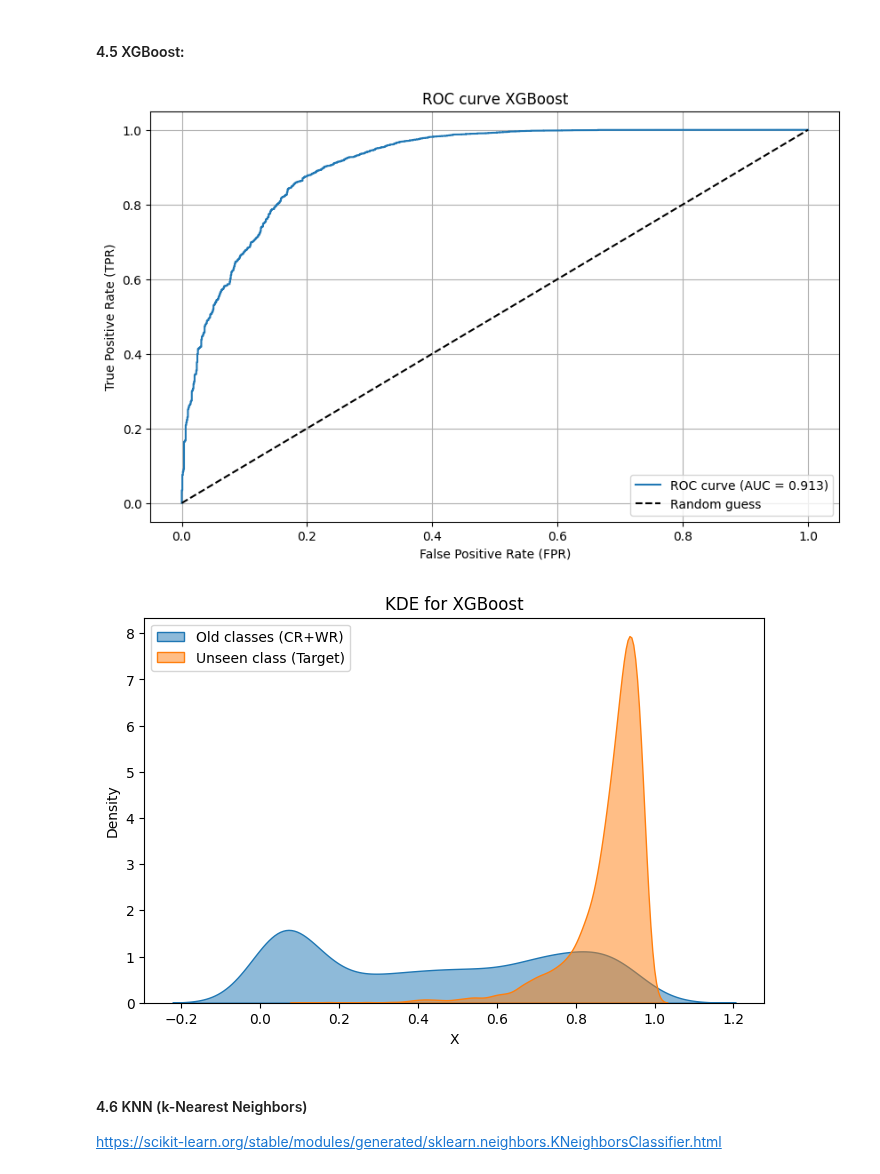
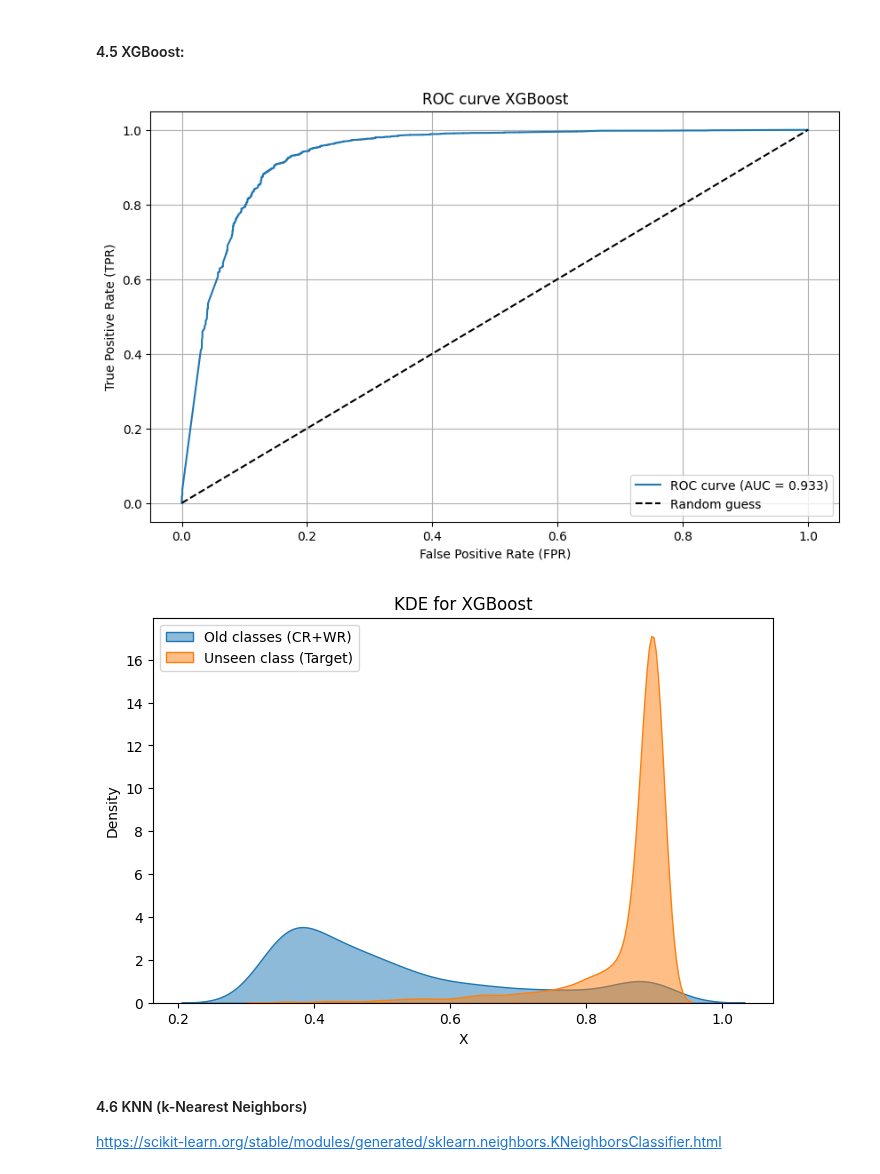
Before and after one commit to MinIN-git/ErrorCorrector, a Jupyter notebook: many_separability_methods.ipynb, the cells around one changed output. Cells and saved outputs as stored; diff of their text form; code cells hidden in the pictures.

```diff
--- a/many_separability_methods.ipynb
+++ b/many_separability_methods.ipynb
@@ -2,11 +2,8 @@
 import os
 import numpy as np
 import torch
-import csv
 import time
 import mlflow
-import mlflow.pytorch
-import cv2
 
 from torch.utils.data import DataLoader, random_split
 from torchvision import transforms
@@ -17,7 +14,7 @@ from src.resnet import ResNet18
 from src.pca import PCATransformer
 from src.draw_figures import *
 from src.dataloader import CIFARCustom
-from src.umap import UMAPTransformer
+# from src.umap import UMAPTransformer
 
 
 
@@ -26,7 +23,7 @@ device = torch.device("cuda" if torch.cuda.is_available() else "cpu")
 mlflow.set_experiment("Separability_methods")
 
 seed = 42
-target = 2
+target = 1
 epoch = 15
 
 %matplotlib inline
@@ -400,7 +394,7 @@ from sklearn.ensemble import RandomForestClassifier
 # with timer("ROC/AUC for rf"):
 rf_on_pca = RandomForestClassifier(
     n_estimators=50,
-    max_depth=10,
+    max_depth=5,
     # min_samples_split=10,
     # min_samples_leaf=5,
     # max_features='sqrt',
@@ -445,51 +439,51 @@ from xgboost import XGBClassifier
 
 # with timer("ROC\AUC for xgb"):
 xgb_on_pca = XGBClassifier(
-    n_estimators=100,          # More trees to compensate for lower learning_rate
+    n_estimators=20,          # More trees to compensate for lower learning_rate
     max_depth=4,               # Reduced from 6 - shallower trees prevent overfitting
     learning_rate=0.05,
     # subsample=0.7,
     # colsample_bytree=0.7,
     # min_child_weight=5,
     # gamma=0.1,
     # reg_alpha=0.5,
     # reg_lambda=2.0,
     random_state=seed,
     n_jobs=-1,
-    eval_metric='logloss'
+    # eval_metric='logloss'
 )
 xgb_on_pca.fit(X_pca, y_pca)
 
 
 scores = xgb_on_pca.predict_proba(X_pca)[:, 1].ravel()
 
 xgb_pca_auc, roc_auc_path = plot_roc_auc(
     scores,
     y_pca,
     title="ROC curve XGBoost",
     path=f"output/{target}/xgbClassifier/ROC_AUC.png"
 )
 
 X_pca_xgb = xgb_on_pca.predict_proba(X_pca)[:, 1].reshape(-1, 1)
 kde_path = plot_kde(
     X_pca_xgb,
     y_pca,
     title="KDE for XGBoost",
     path=f"output/{target}/xgbClassifier/kde.png"
 )
 
-mlflow.log_artifact(roc_auc_path, "xgbClassifier")
-mlflow.log_artifact(kde_path, "xgbClassifier")
-mlflow.log_metric("xgbClassifier_auc_score", xgb_pca_auc)
-mlflow.log_params({
-    "xgbClassifier_n": xgb_on_pca.n_estimators,
-    "xgbClassifier_max_depth": xgb_on_pca.max_depth,
-    "xgbClassifier_lr": xgb_on_pca.learning_rate,
-    "xgbClassifier_eval_metric": xgb_on_pca.eval_metric,
-})
+# mlflow.log_artifact(roc_auc_path, "xgbClassifier")
+# mlflow.log_artifact(kde_path, "xgbClassifier")
+# mlflow.log_metric("xgbClassifier_auc_score", xgb_pca_auc)
+# mlflow.log_params({
+#     "xgbClassifier_n": xgb_on_pca.n_estimators,
+#     "xgbClassifier_max_depth": xgb_on_pca.max_depth,
+#     "xgbClassifier_lr": xgb_on_pca.learning_rate,
+#     "xgbClassifier_eval_metric": xgb_on_pca.eval_metric,
+# })
 # %% [output]
-[figure, old version]
+[figure, new version]
-[figure, old version]
+[figure, new version]
 # %% [markdown]
 #### 4.6 KNN (k-Nearest Neighbors)
 
```
Also changed, not shown: parts of 20 cells of this notebook.
